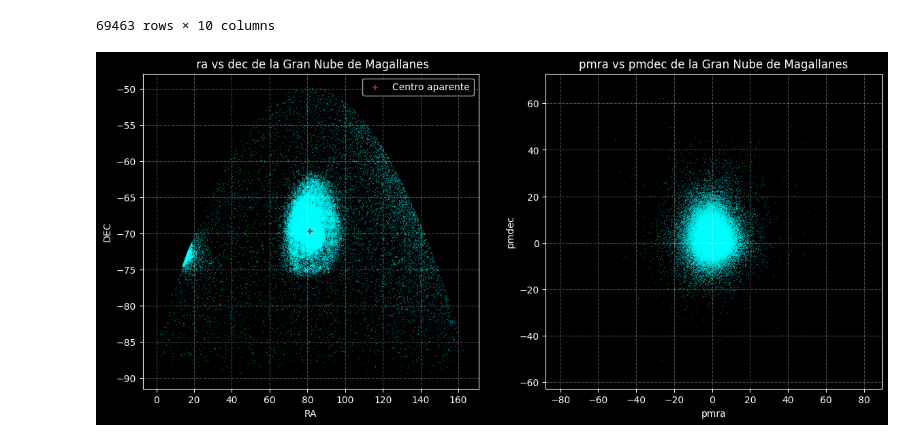
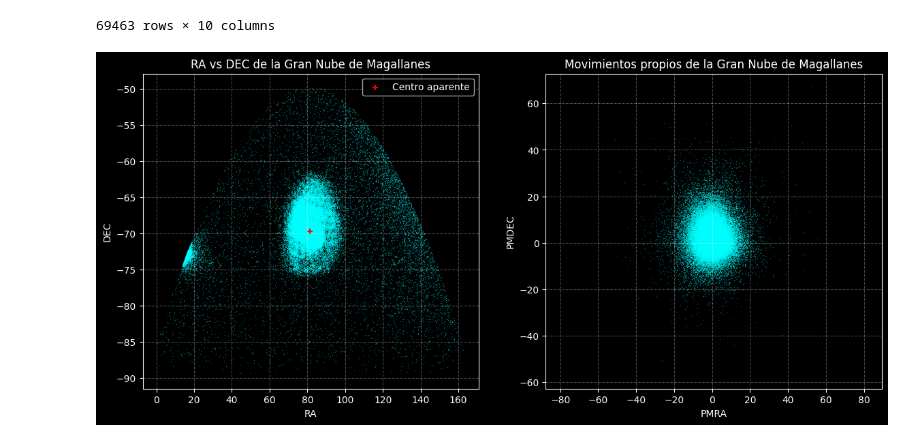
Before and after one commit to estebansanchezmunoz/Proyecto-Base-de-datos, a Jupyter notebook: project_gaia_db.ipynb, the cells around one changed output. Cells and saved outputs as stored; diff of their text form; code cells hidden in the pictures.

```diff
--- a/project_gaia_db.ipynb
+++ b/project_gaia_db.ipynb
@@ -150,10 +130,10 @@ Table length=100000
 # %%
-# Consulta a Gaia y conversión DR3
-job2 = Gaia.launch_job_async("""SELECT TOP 100000 source_id, ra, dec, parallax, pmra, pmdec, phot_g_mean_mag, phot_bp_mean_mag,
+# Consulta a Gaia y conversión (DR3)
+job1 = Gaia.launch_job_async("""SELECT TOP 100000 source_id, ra, dec, pmra, pmdec, phot_g_mean_mag, phot_bp_mean_mag,
                       phot_rp_mean_mag, ruwe FROM gaiadr3.gaia_source
                       WHERE DISTANCE(POINT(81.28, -69.78),POINT(ra, dec)) < 20
                       AND gaiadr3.gaia_source.parallax IS NOT NULL""")
-tabla_gaiadr3 = job2.get_results()  # Resultado en formato Table de Astropy
+tabla_gaiadr3 = job1.get_results()  # Resultado en formato Table de Astropy
 # %% [output]
 INFO:astroquery:Query finished.
 INFO: Query finished. [astroquery.utils.tap.core]
@@ -444,24 +448,24 @@ mag_rp_dr3_filtro = filtro_ruwe_dr3['phot_rp_mean_mag']
 # %%
-# Datos Sin filtrar para DR3
+# Gráficos de posiciones y movimientos propios de DR3 (datos sin filtrar)
 fig = plt.figure(figsize=(14,6))
 ax1 = fig.add_subplot(121)
 
-ax1.scatter(ra_dr3, dec_dr3, c='cyan', marker='*',s=1, edgecolors= "none") #c=brillo, cmap='plasma',s=(1/brillo)*40)
+ax1.scatter(ra_dr3, dec_dr3, c ='cyan', marker='*',s=1, edgecolors= "none")
 ax1.scatter(81.28, -69.78, marker="+", facecolor="red",label='Centro aparente', s=40)
 ax1.set_xlabel("RA")
 ax1.set_ylabel("DEC")
-ax1.set_title(" ra vs dec de la Gran Nube de Magallanes")
+ax1.set_title("RA vs DEC de la Gran Nube de Magallanes")
 ax1.grid(ls='--', alpha=0.3)
 ax1.legend()
 
 ax2= fig.add_subplot(122)
 
-ax2.scatter(pmra_dr3, pmdec_dr3, c='cyan', marker='*',s=1, edgecolors= "none") #c=brillo, cmap='plasma',s=(1/brillo)*40)
-ax2.set_xlabel("pmra")
-ax2.set_ylabel("pmdec")
-ax2.set_title("pmra vs pmdec de la Gran Nube de Magallanes")
+ax2.scatter(pmra_dr3, pmdec_dr3, c='cyan', marker='*',s=1, edgecolors= "none")
+ax2.set_xlabel("PMRA")
+ax2.set_ylabel("PMDEC")
+ax2.set_title("Movimientos propios de la Gran Nube de Magallanes")
 ax2.grid(ls='--', alpha=0.3)
 plt.show()
 # %% [output]
-[figure, old version]
+[figure, new version]
 # %%
```
Also changed, not shown: parts of 52 cells of this notebook.
